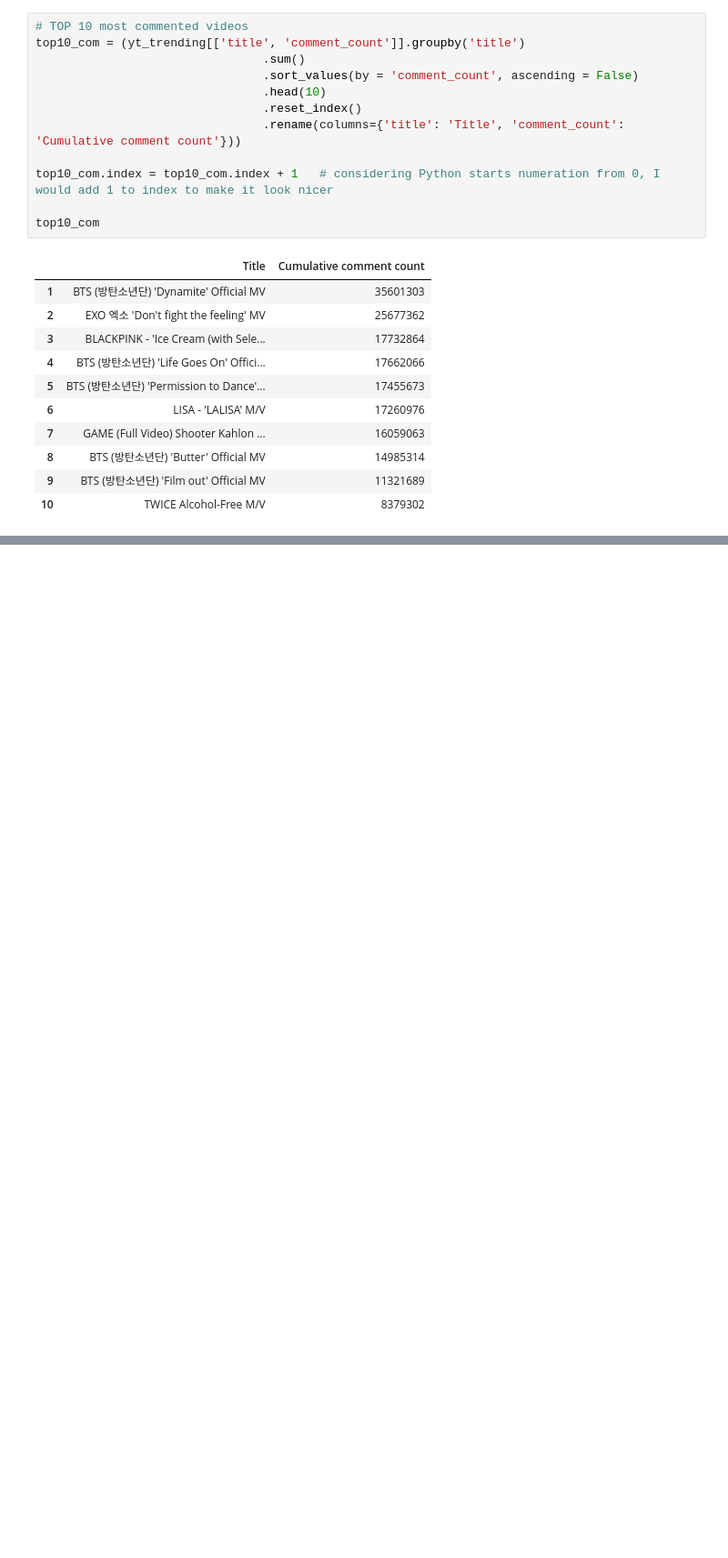
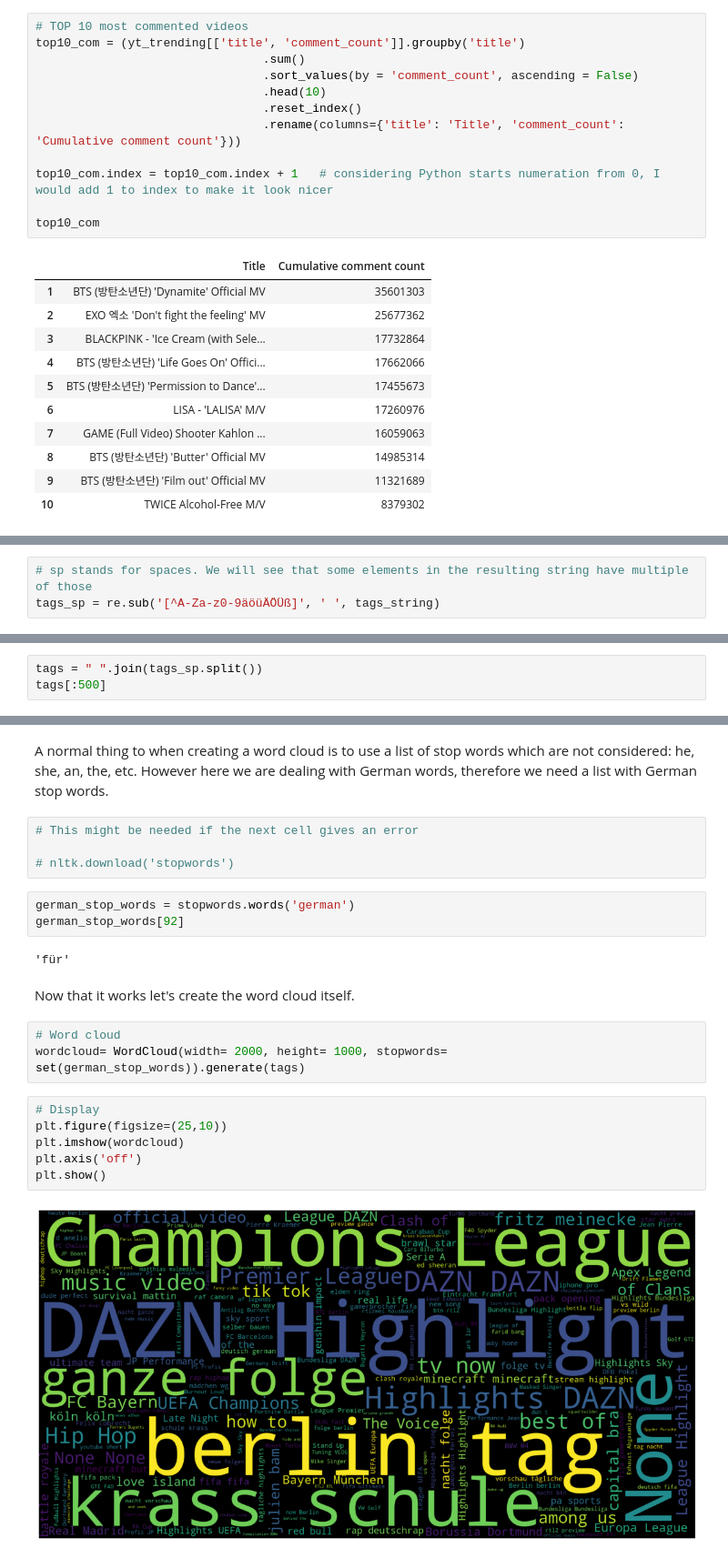
Before and after one commit to ValdsteiN/DS-Projects, a Jupyter notebook: Sentiment Analysis/Sentiment analysis DE YouTube.ipynb, the cells around one changed output, grey strips where cells are left out. Shown at 91% size. Drawn from its saved outputs; the diff is of its cells as text; blank space fills up the shorter version.

```diff
--- a/Sentiment Analysis/Sentiment analysis DE YouTube.ipynb
+++ b/Sentiment Analysis/Sentiment analysis DE YouTube.ipynb
@@ -491,0 +540,3 @@ top10_com
+# %%
+# sp stands for spaces. We will see that some elements in the resulting string have multiple of those
+tags_sp = re.sub('[^A-Za-z0-9äöüÄÖÜß]', ' ', tags_string)
@@ -491,0 +549,3 @@ top10_com
+# %%
+tags = " ".join(tags_sp.split())
+tags[:500]
@@ -491,0 +558,24 @@ top10_com
+# %% [markdown]
+A normal thing to when creating a word cloud is to use a list of stop words which are not considered: he, she, an, the, etc. However here we are dealing with German words, therefore we need a list with German stop words.
+# %%
+# This might be needed if the next cell gives an error
+
+# nltk.download('stopwords')
+# %%
+german_stop_words = stopwords.words('german')
+german_stop_words[92]
+# %% [output]
+'für'
+# %% [markdown]
+Now that it works let's create the word cloud itself.
+# %%
+# Word cloud
+wordcloud= WordCloud(width= 2000, height= 1000, stopwords= set(german_stop_words)).generate(tags)
+# %%
+# Display
+plt.figure(figsize=(25,10))
+plt.imshow(wordcloud)
+plt.axis('off')
+plt.show()
+# %% [output]
+[figure, added]
```
Also changed, not shown: parts of 30 cells of this notebook, 1 other file.
